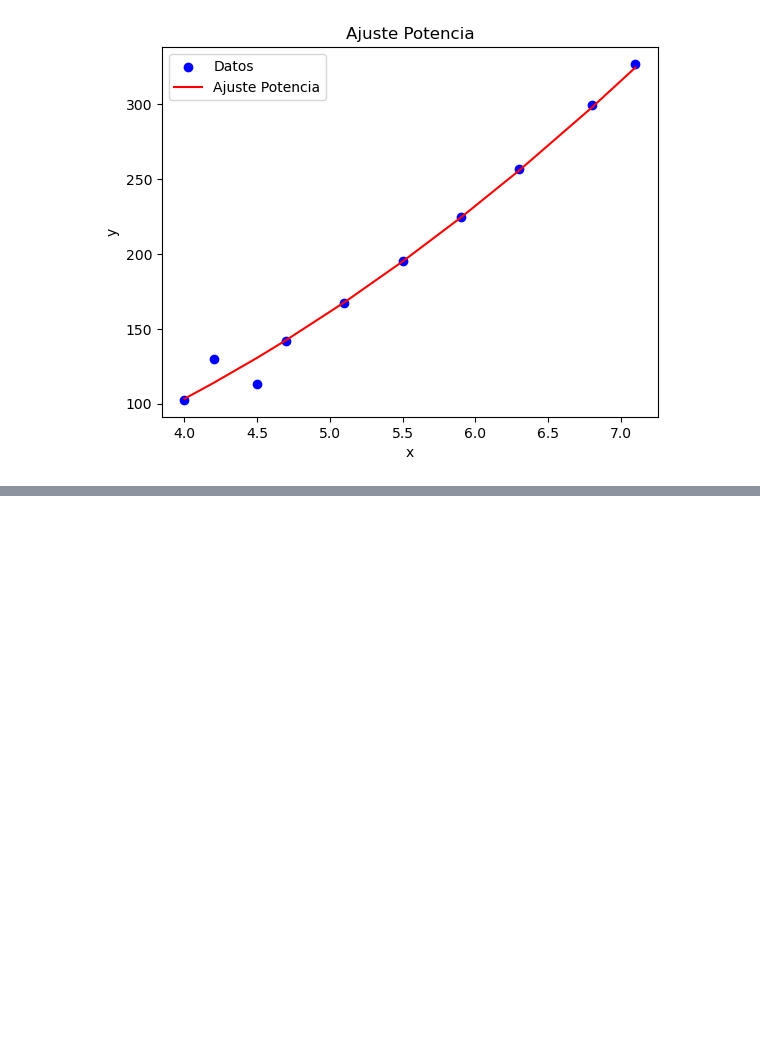
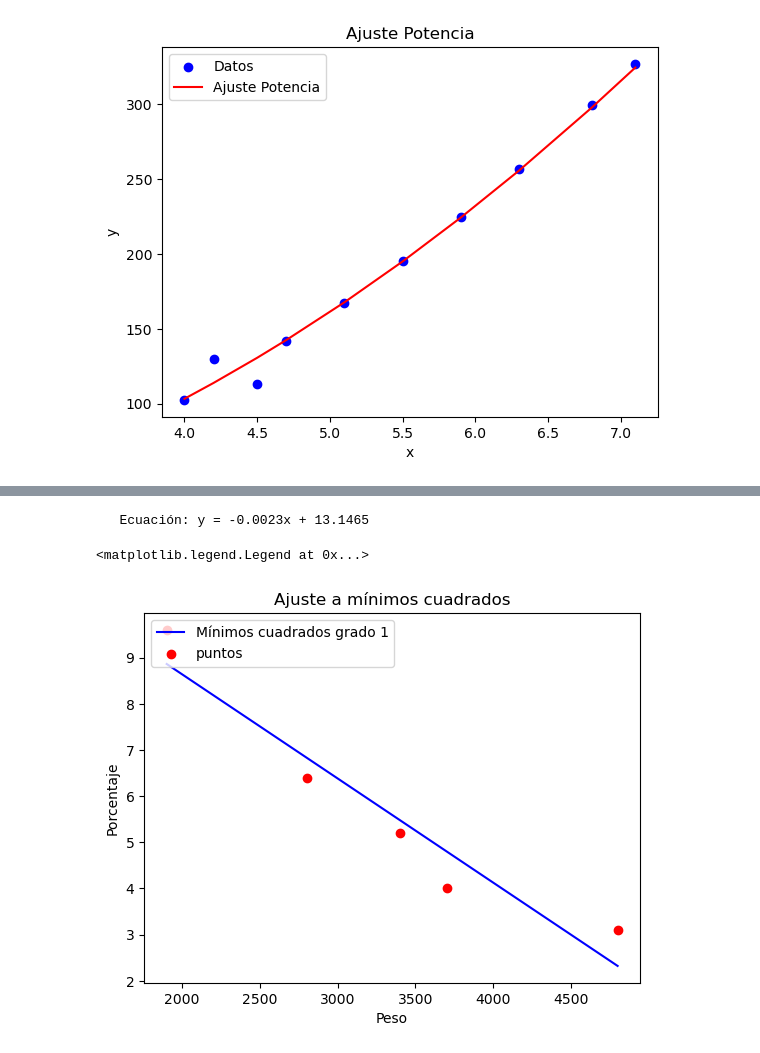
Before and after one commit to Boris-epn/Minimos-cuadrados, a Jupyter notebook: Tarea8.ipynb, the cells around one changed output, grey strips where cells are left out. Drawn from its saved outputs; the diff is of its cells as text; code cells hidden in the pictures; blank space fills up the shorter version.

```diff
--- a/Tarea8.ipynb
+++ b/Tarea8.ipynb
@@ -226,0 +251,17 @@ Ajuste Potencia: a = 1.993284578947899, b = 6.518682345785465, Error = 581.55727
+# %%
+peso = np.array([4800, 3700, 3400, 2800, 1900])
+porcentaje= np.array([3.1, 4.0, 5.2, 6.4, 9.6])
+coeficientes= np.polyfit(peso,porcentaje,1)
+print(f"   Ecuación: y = {coeficientes[0]:.4f}x + {coeficientes[1]:.4f}")
+x_valores=np.linspace(1900,4800,100)
+y_valores = np.polyval(coeficientes, x_valores)
+plt.plot(x_valores,y_valores,label="Mínimos cuadrados grado 1", color="blue")
+plt.scatter(peso,porcentaje,label="puntos",color="red")
+plt.xlabel("Peso")
+plt.ylabel("Porcentaje")
+plt.title("Ajuste a mínimos cuadrados")
+plt.legend(loc="upper left")
+# %% [output]
+   Ecuación: y = -0.0023x + 13.1465
+<matplotlib.legend.Legend at 0x...>
+[figure, added]
```
Also changed, not shown: parts of 3 cells of this notebook, 2 other files.
